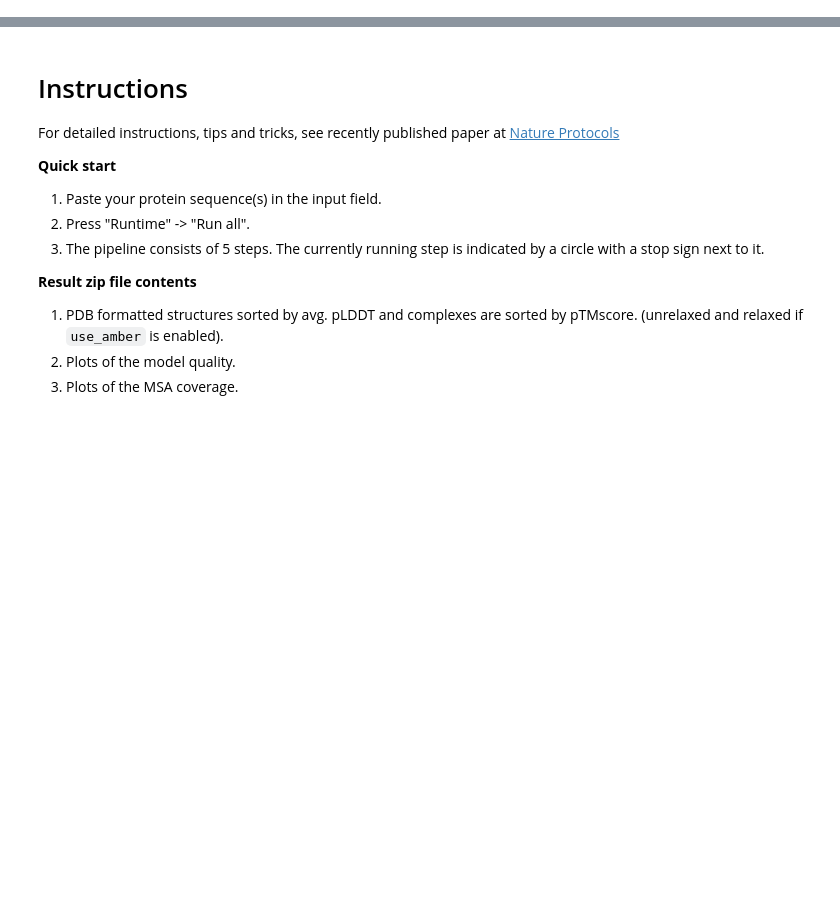
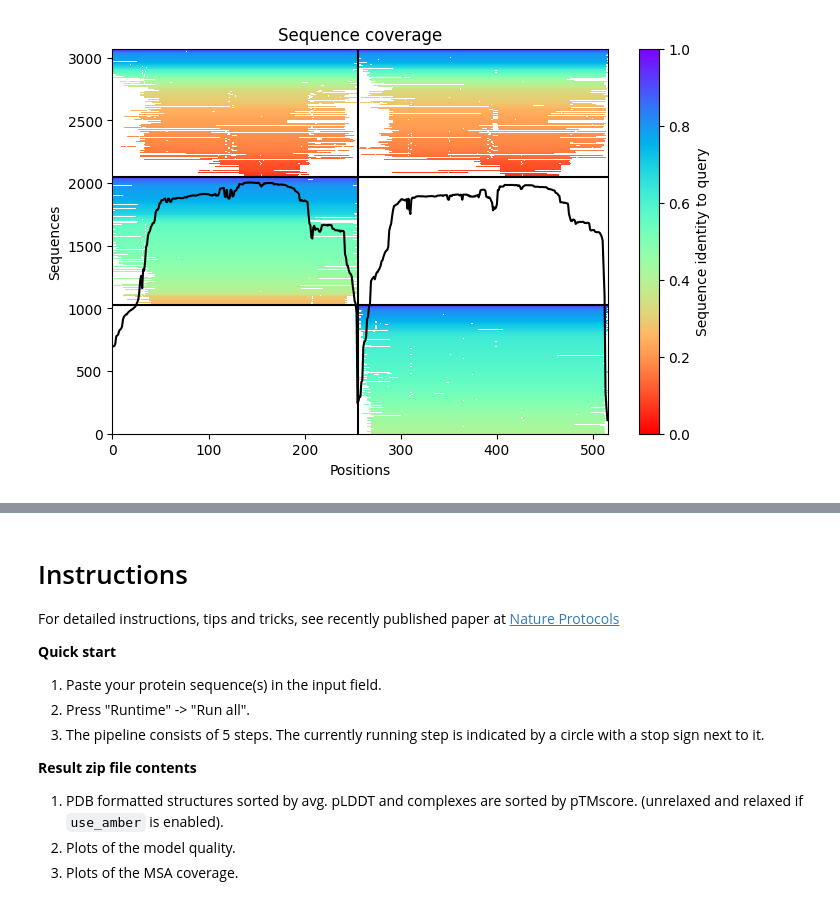
Before and after one commit to mnxenakis/HLA_Scaling, a Jupyter notebook: HLA-DQA1.ipynb, the cells around one changed output, grey strips where cells are left out. Cells and saved outputs as stored; diff of their text form; code cells hidden in the pictures; blank space fills up the shorter version.

```diff
--- a/HLA-DQA1.ipynb
+++ b/HLA-DQA1.ipynb
@@ -274,8 +489,7 @@ if "multimer" in model_type and max_msa is not None:
 else:
   use_cluster_profile = True
 
-# determine the nr of models
-num_models = 10
+
 
 download_alphafold_params(model_type, Path("."))
 results = run(
@@ -292,7 +506,7 @@ results = run(
     recycle_early_stop_tolerance=recycle_early_stop_tolerance,
     num_seeds=num_seeds,
     use_dropout=use_dropout,
-    model_order=np.arange(1,num_models+1,1),
+    model_order=[1,2,3,4,5,6],
     is_complex=is_complex,
     data_dir=Path("."),
     keep_existing_results=False,
@@ -317,0 +534 @@ NameError: name 'num_models' is not defined
+[figure, added]
```
Also changed, not shown: parts of 6 cells of this notebook.
